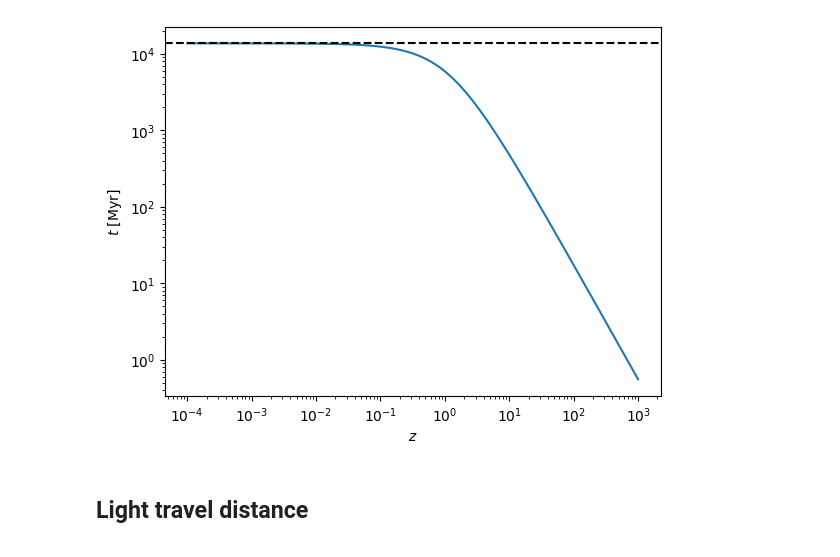
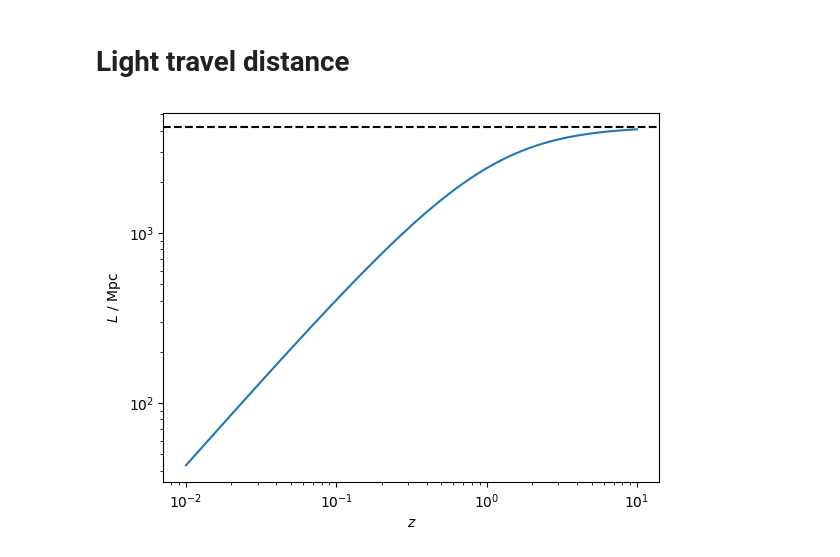
Before and after one commit to nj-vs-vh/gssi-he-7-uhecr, a Jupyter notebook: Cosmological time and distance.ipynb, the cells around one changed output. Saved outputs shown, nothing was run; the diff lists cells and outputs as text; code cells hidden in the pictures.

Commit message:
cosmic time new plots

```diff
--- a/Cosmological time and distance.ipynb
+++ b/Cosmological time and distance.ipynb
@@ -14,9 +14,12 @@ from astropy.cosmology import Cosmology
 cosmo = cast(Cosmology, cosmo)
 
 
-def one_over_H_Myr(z: float) -> float:
+def abs_dt_dz_Myr(z: float) -> float:
     return (
-        (1 / (cosmo.H0 * (1 + z) * np.sqrt((1 + z) ** 3 * cosmo.Om0 + cosmo.Ode0)))
+        (1 / ((1 + z) * cosmo.H0 * np.sqrt((1 + z) ** 3 * cosmo.Om0 + cosmo.Ode0)))
         .to(u.Myr)
         .value
     )
+# %%
+z_grid = np.logspace(-2, 1, 300)
+t_Hubble = 13.787 * u.Gyr
@@ -29,12 +65,15 @@ def t(z: float) -> float:
+# %% [markdown]
+# Light travel distance
+# %%
+def D_T(z: float) -> u.Quantity[u.Mpc]:
+    res, tol = integrate.quad(abs_dt_dz_Myr, 0, z)
+    return ((res * u.Myr) * const.c).to(u.Mpc)
 # %%
 fig, ax = plt.subplots()
 
-z_grid = np.logspace(-4, 3, 300)
-ax.loglog(z_grid, u.Quantity([t(z) for z in z_grid]))
-ax.axhline(13.787 * u.Gyr, color="k", linestyle="--")
-label_axes(ax, "z", "t")
+ax.loglog(z_grid, u.Quantity([D_T(z) for z in z_grid]))
+ax.axhline(const.c * t_Hubble, color="k", linestyle="--")
+label_axes(ax, "z", "L")
 plt.show()
 # %% [output]
-[figure, old version]
+[figure, new version]
-# %% [markdown]
-## Light travel distance
```
Also changed, not shown: parts of 10 cells of this notebook, 2 other files.
